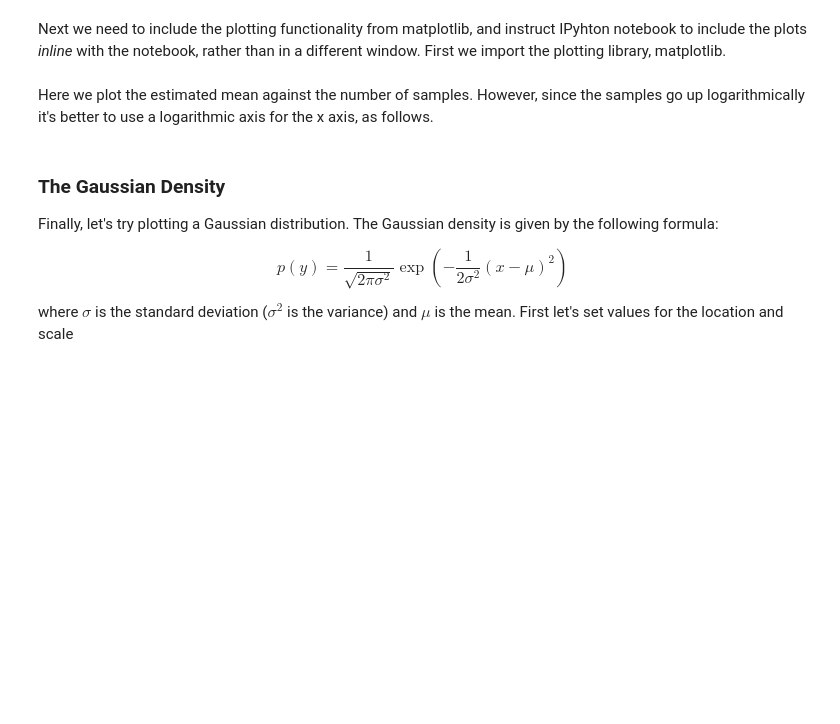
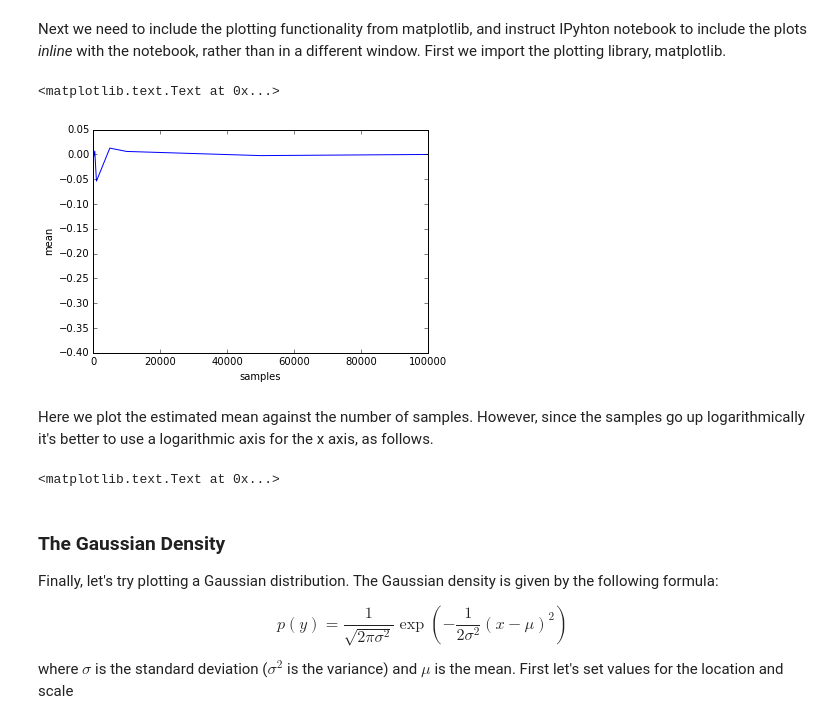
Before and after one commit to lawrennd/mi2013, a Jupyter notebook: MI_Lab_class.ipynb, the cells around one changed output. Cells and saved outputs as stored; diff of their text form; code cells hidden in the pictures; blank space fills up the shorter version.

```diff
--- a/MI_Lab_class.ipynb
+++ b/MI_Lab_class.ipynb
@@ -221,13 +221,18 @@ import matplotlib as plt
 # %%
 plt.plot(samples, means)
-xlabel('samples')
-ylabel('mean')
+plt.xlabel('samples')
+plt.ylabel('mean')
+# %% [output]
+<matplotlib.text.Text at 0x...>
+[figure, added]
 # %% [markdown]
 Here we plot the estimated mean against the number of samples. However, since the samples go up logarithmically it's better to use a logarithmic axis for the x axis, as follows.
 # %%
 plt.semilogx(samples, means)
-xlabel('log samples')
-ylabel('mean')
+plt.xlabel('log samples')
+plt.ylabel('mean')
+# %% [output]
+<matplotlib.text.Text at 0x...>
 # %% [markdown]
 ### The Gaussian Density
 
```
Also changed, not shown: parts of 58 cells of this notebook.
